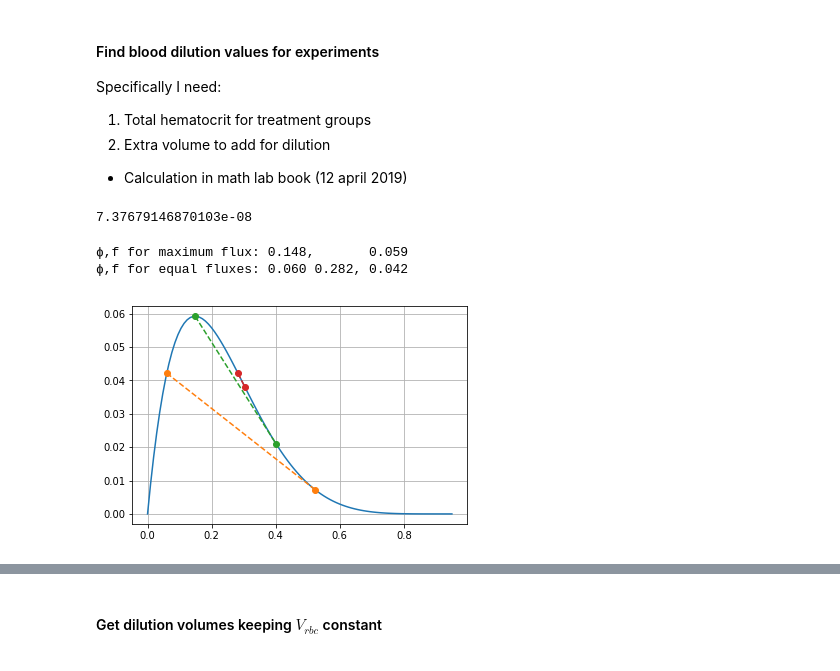
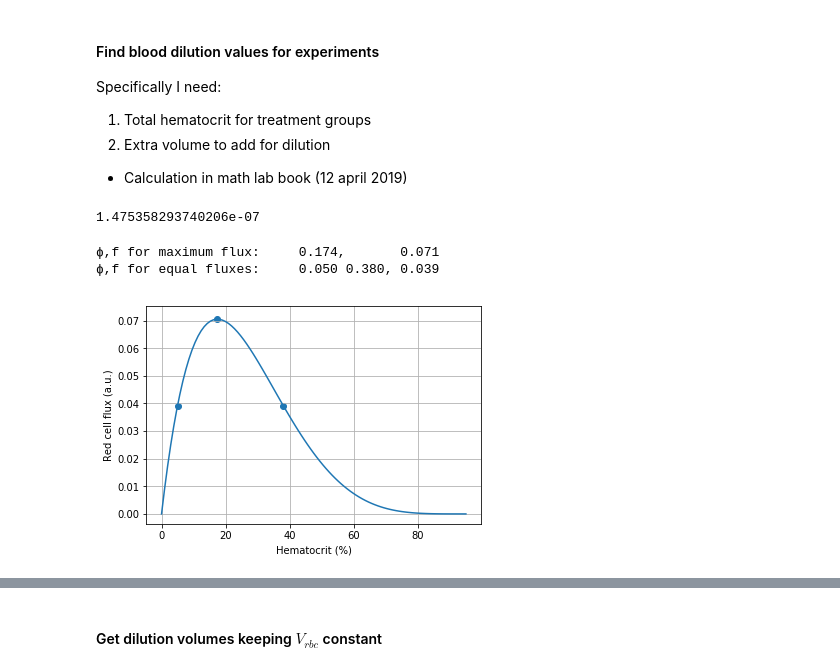
Before and after one commit to cliffanderson720/MS-Thesis-Pitt, a Jupyter notebook: Simulations/dimensionalize.ipynb, the cells around one changed output, grey strips where cells are left out. Drawn from its saved outputs; the diff is of its cells as text; code cells hidden in the pictures.

```diff
--- a/Simulations/dimensionalize.ipynb
+++ b/Simulations/dimensionalize.ipynb
@@ -117,15 +88,16 @@ Specifically I need:
   * Calculation in math lab book (12 april 2019)
 # %%
 # example sedimentation coefficient
-(1098-1024)*(4e-6)**2/(9*0.0026)*(1-.15)**2.7*1.19*1.9
+(1098-1024)*(4e-6)**2/(9*0.0013)*(1-.15)**2.7*1.19*1.9
 # %% [output]
-7.37679146870103e-08
+1.475358293740206e-07
 # %%
+# Find hematocrits to optimize flux
 def michaels_flux(ϕ,**kwargs):
     return vf.michaels(ϕ,2.71,amax=0.95)*ϕ*(1-ϕ)
 
 ϕ_fm = minimize(lambda ϕ: -michaels_flux(ϕ,n=2.71,amax=0.95),0.2) # density for max flux
-ϕ_lo = 0.06
+ϕ_lo = 0.05
 ϕ_hi = fsolve(lambda ϕ_hi: michaels_flux(ϕ_hi)-michaels_flux(ϕ_lo),0.4)[0]
 ϕlevels = np.array([ϕ_lo,ϕ_fm.x[0],ϕ_hi])
 
@@ -134,43 +106,46 @@ def michaels_flux(ϕ,**kwargs):
 def dfdϕ(ϕ,n=2.71,ϕmax=0.95):
     '''Derivative of michaels bolger flux function. Derived by hand 3 May 2019'''
 
     return (1-ϕ)**3*ϕ*(-n*(1-ϕ/ϕmax)**(n*ϕmax-1)) + \
            (1-ϕ/ϕmax)**(n*ϕmax)*((1-ϕ)**3 - ϕ*3*(1-ϕ)**2)
 
 def rare_curve(ϕ0,curve):
     '''
     get rarefaction ϕ given ϕ0 by solving a tangency problem.
     Returns ϕ0 upon failure of any element'''
     ϕ_inflection = fsolve(lambda ϕ_inflect: derivative(michaels_flux,ϕ_inflect,n=2,dx=1e-6),0.3)[0]
 
     if (ϕ0>=ϕ_inflection).any():
         raise Exception(f'ϕ cannot exceed ϕ_inflection ({ϕ_inflection:.4f})')
         return ϕ0
 
     def tangency(ϕ_rare):
         return curve(ϕ_rare)-(michaels_flux(ϕ_rare)-michaels_flux(ϕ0))/(ϕ_rare-ϕ0)
 
     ϕ_rare_guess = np.ones_like(ϕ0)*0.3
     return fsolve(tangency,ϕ_rare_guess)
 
 
-ϕ_rare = rare_curve(np.array(ϕlevels),dfdϕ)
-ϕ_rare_pair = np.vstack([ϕlevels,ϕ_rare])
+# ϕ_rare = rare_curve(np.array(ϕlevels),dfdϕ)
+# ϕ_rare_pair = np.vstack([ϕlevels,ϕ_rare])
 
 amax = 0.95
 n = 101
 ϕs = np.linspace(0,amax,n)
-plt.plot(ϕs,michaels_flux(ϕs))
-plt.plot(ϕ_rare_pair,michaels_flux(ϕ_rare_pair),'o--')
-# plt.scatter(ϕlevels,michaels_flux(ϕlevels))
+plt.plot(ϕs*100,michaels_flux(ϕs))
+# plt.plot(ϕ_rare_pair,michaels_flux(ϕ_rare_pair),'o--')
+plt.scatter(ϕlevels*100,michaels_flux(ϕlevels))
+
+plt.xlabel('Hematocrit (%)')
+plt.ylabel('Red cell flux (a.u.)' )
 plt.grid()
 
-print(f'ϕ,f for maximum flux: {ϕ_fm.x[0]:0.3f},       {-ϕ_fm.fun:0.3f}')
-print(f'ϕ,f for equal fluxes: {ϕ_lo:.3f} {ϕ_hi:.3f}, {michaels_flux(ϕ_hi,n=2.71,amax=0.95):.3f}')
+print(f'ϕ,f for maximum flux:     {ϕ_fm.x[0]:0.3f},       {-ϕ_fm.fun:0.3f}')
+print(f'ϕ,f for equal fluxes:     {ϕ_lo:.3f} {ϕ_hi:.3f}, {michaels_flux(ϕ_hi,n=2.71,amax=0.95):.3f}')
 # %% [output]
-ϕ,f for maximum flux: 0.148,       0.059
-ϕ,f for equal fluxes: 0.060 0.282, 0.042
+ϕ,f for maximum flux:     0.174,       0.071
+ϕ,f for equal fluxes:     0.050 0.380, 0.039
-[figure, old version]
+[figure, new version]
 # %%
 def parallel(ϕstar,ϕl,ϕr):
     return dfdϕ(ϕstar)-(michaels_flux(ϕr)-michaels_flux(ϕl))/(ϕr-ϕl)
```
Also changed, not shown: parts of 15 cells of this notebook, 50 other files.
